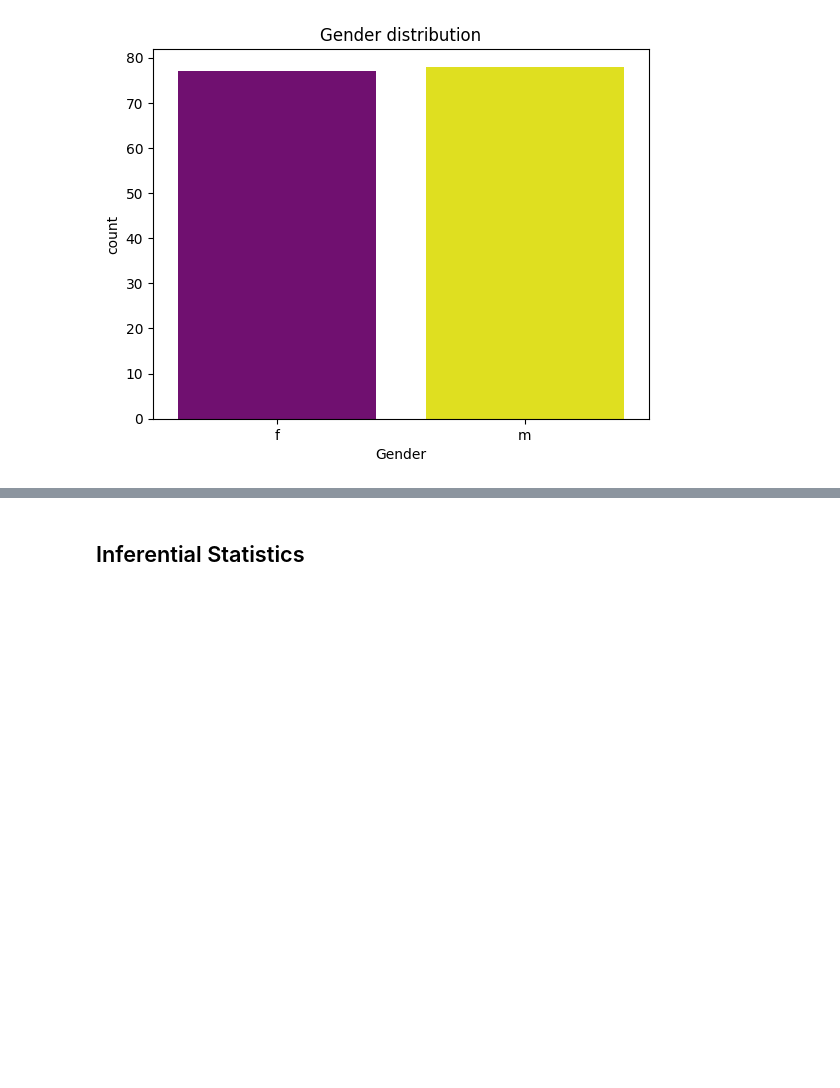
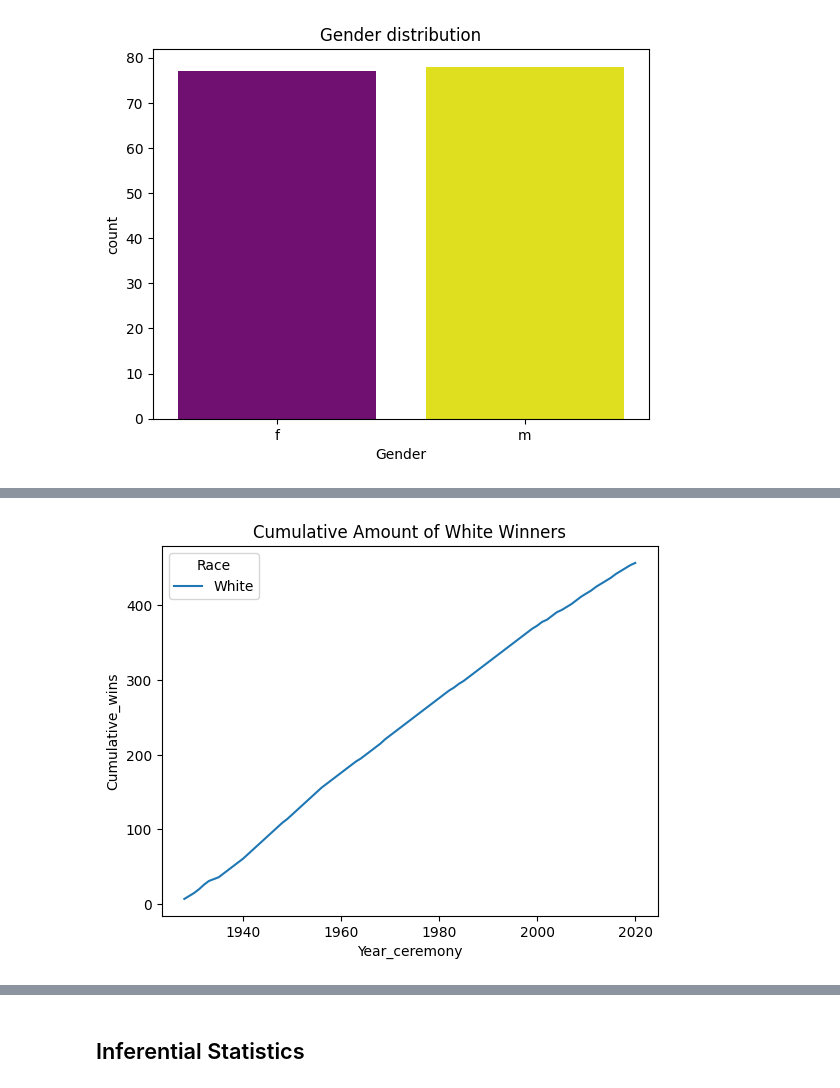
Before and after one commit to ki-kira/testcogs108, a Jupyter notebook: FinalProject_Group060_WI25.ipynb, the cells around one changed output, grey strips where cells are left out. Saved outputs shown, nothing was run; the diff lists cells and outputs as text; code cells hidden in the pictures; blank space fills up the shorter version.

```diff
--- a/FinalProject_Group060_WI25.ipynb
+++ b/FinalProject_Group060_WI25.ipynb
@@ -250,0 +309,9 @@ Passing `palette` without assigning `hue` is deprecated and will be removed in v
+# %%
+#Line plot with only white people
+winners_white = data1[(data1['Winner'] == True) & (data1['Race'] == 'White')];
+race_counts = winners_white.groupby(['Year_ceremony', 'Race']).size().reset_index(name='Count');
+race_counts['Cumulative_wins'] = race_counts.groupby('Race')['Count'].cumsum();
+sns.lineplot(data=race_counts, x='Year_ceremony', y='Cumulative_wins', hue='Race');
+plt.title("Cumulative Amount of White Winners");
+# %% [output]
+[figure, added]
```
Also changed, not shown: parts of 20 cells of this notebook.
